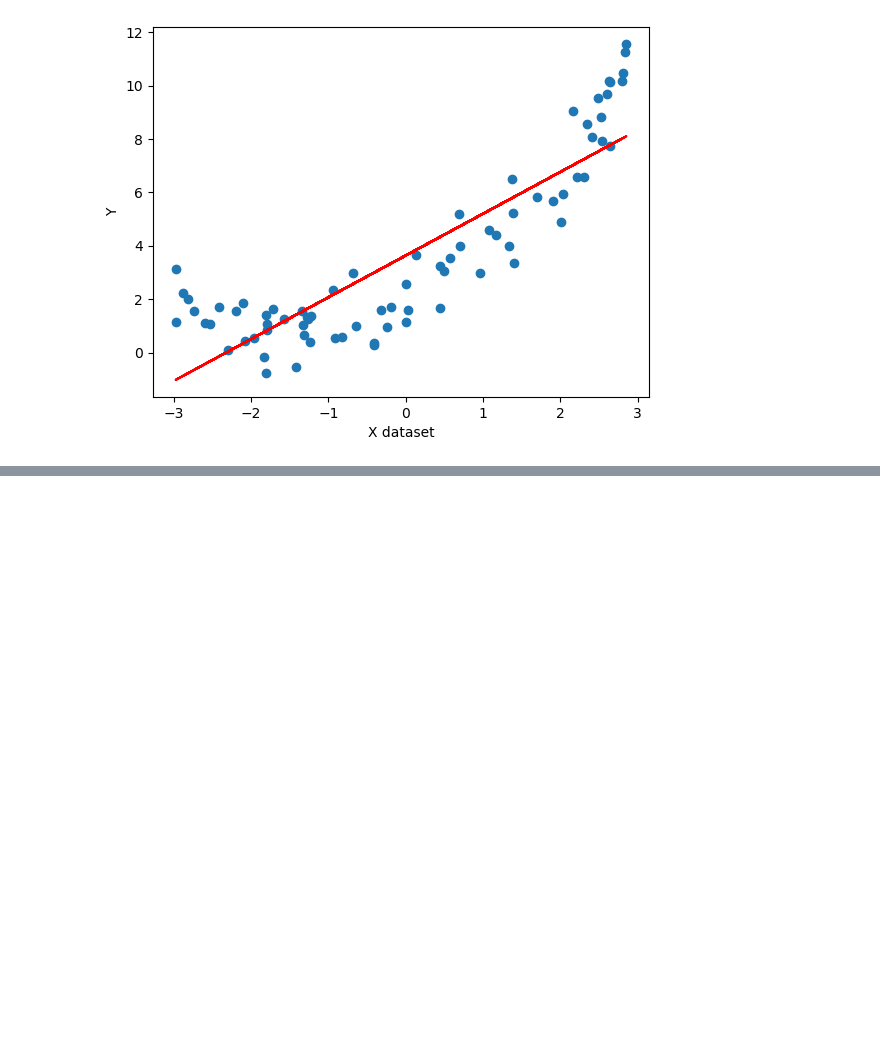
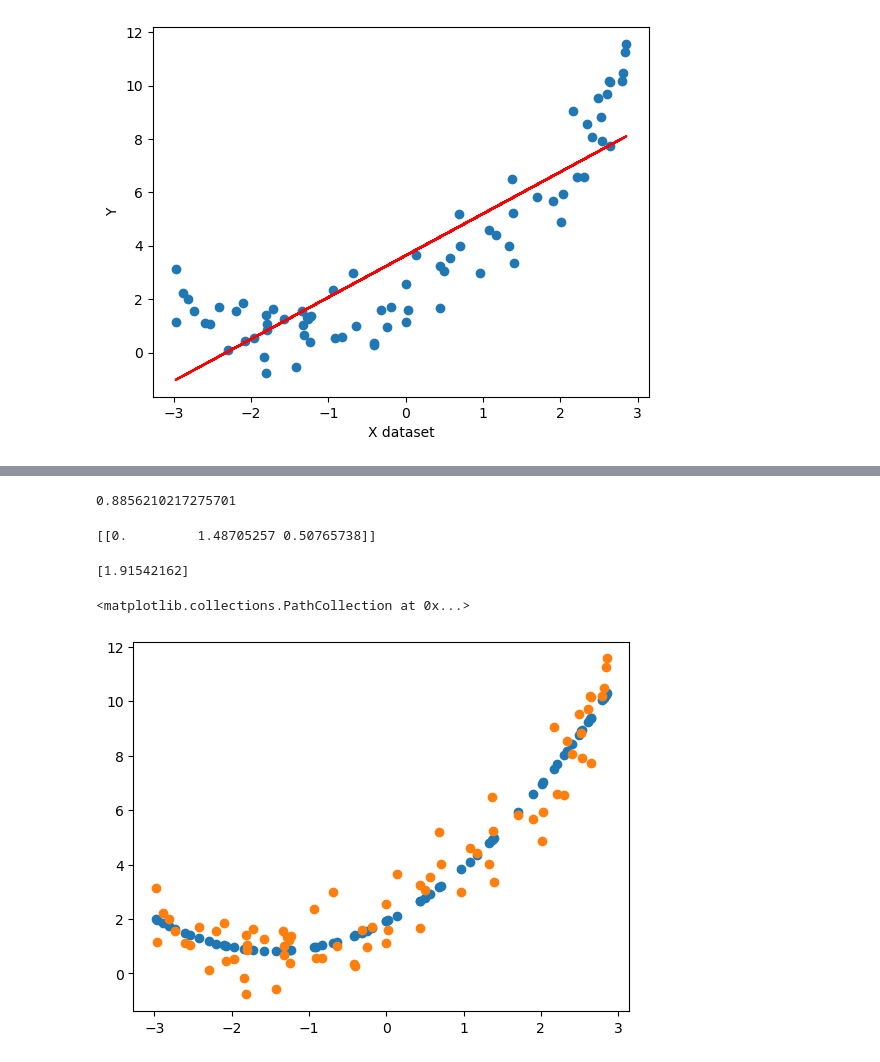
Before and after one commit to md-zaid-10/Machine-Learning, a Jupyter notebook: PolynomialRegression.ipynb, the cells around one changed output, grey strips where cells are left out. Drawn from its saved outputs; the diff is of its cells as text; code cells hidden in the pictures; blank space fills up the shorter version.

Commit message:
Implemented Polynomial linear regression

```diff
--- a/PolynomialRegression.ipynb
+++ b/PolynomialRegression.ipynb
@@ -51,0 +56,5 @@ Text(0, 0.5, 'Y')
+# %%
+# polynomial degree = 2
+poly = PolynomialFeatures(degree=2, include_bias=True)
+X_train_poly = poly.fit_transform(X_train)
+X_test_poly = poly.transform(X_test)
@@ -51,0 +101,25 @@ Text(0, 0.5, 'Y')
+# %%
+from sklearn.metrics import r2_score
+
+regression = LinearRegression()
+regression.fit(X_train_poly, y_train)
+y_pred = regression.predict(X_test_poly)
+
+score = r2_score(y_test, y_pred)
+print(score)
+# %% [output]
+0.8856210217275701
+# %%
+print(regression.coef_)
+# %% [output]
+[[0.         1.48705257 0.50765738]]
+# %%
+print(regression.intercept_)
+# %% [output]
+[1.91542162]
+# %%
+plt.scatter(X_train, regression.predict(X_train_poly))
+plt.scatter(X_train, y_train)
+# %% [output]
+<matplotlib.collections.PathCollection at 0x...>
+[figure, added]
```
Also changed, not shown: parts of 6 cells of this notebook.
